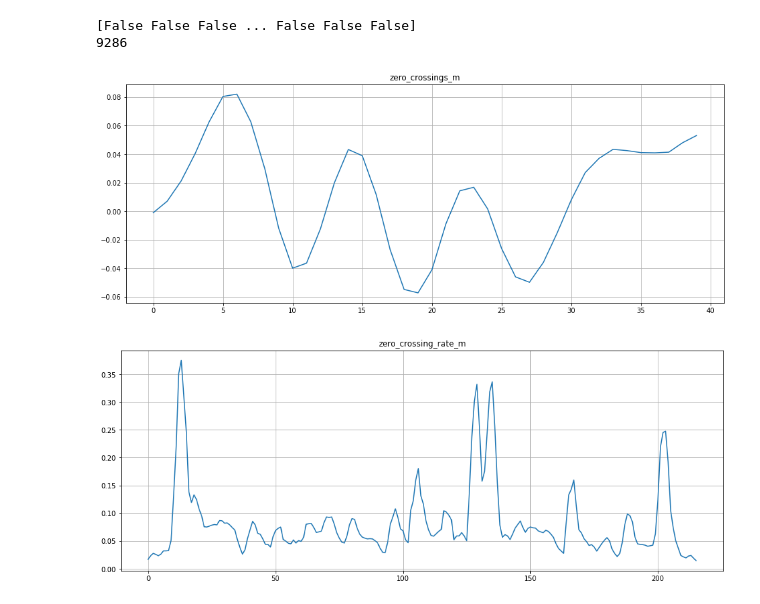
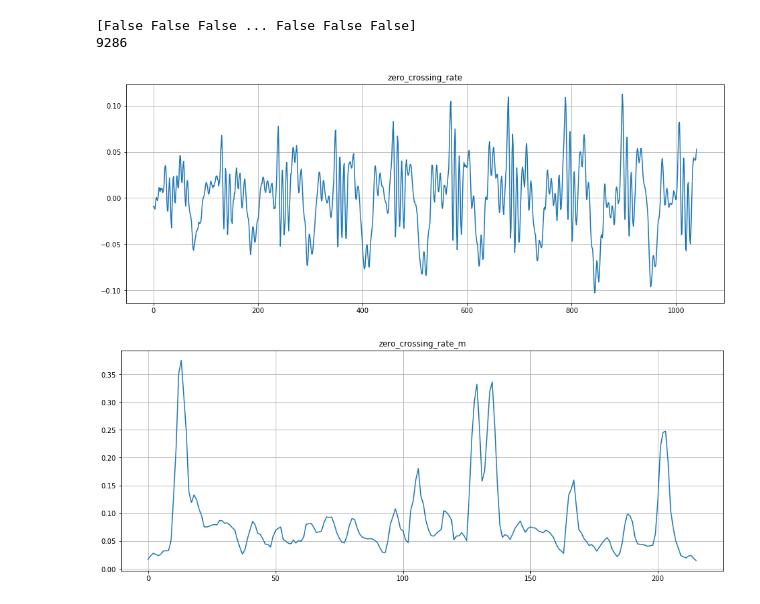
Before and after one commit to zashin-AI/JongHo, a Jupyter notebook: zero_crossing_rate_m(default).ipynb, the cells around one changed output. Cells and saved outputs as stored; diff of their text form; code cells hidden in the pictures.

```diff
--- a/zero_crossing_rate_m(default).ipynb
+++ b/zero_crossing_rate_m(default).ipynb
@@ -22,20 +22,21 @@ print(sum(zero_crossings))
 9286
 # %%
 import matplotlib.pyplot as plt
-n0 = 9000
+n0 = 8000
 n1 = 9040
 
 plt.figure(figsize=(16, 6))
-plt.title('zero_crossings_m')
+# plt.title('zero_crossings_m')
+plt.title('zero_crossing_rate')
 plt.plot(y[n0:n1])   # zero_crossings
 plt.grid()
 
 plt.figure(figsize=(16, 6))
 plt.title('zero_crossing_rate_m')
 plt.plot(a[0])       # zero_crossing_rate -> 음의 높낮이를 확인할수 있다.
 plt.grid()
 
 plt.show()
 # %% [output]
-[figure, old version]
+[figure, new version]
 [figure]
```
Also changed, not shown: 2 other files.
